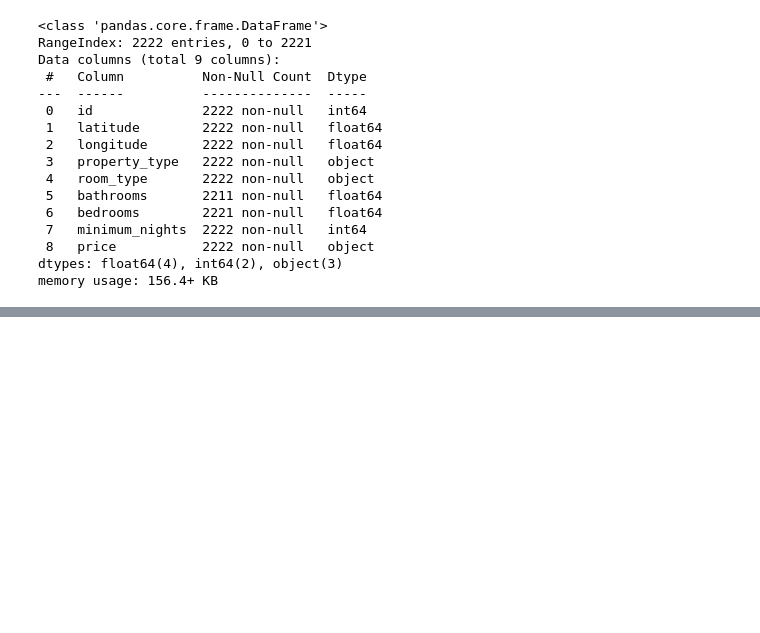
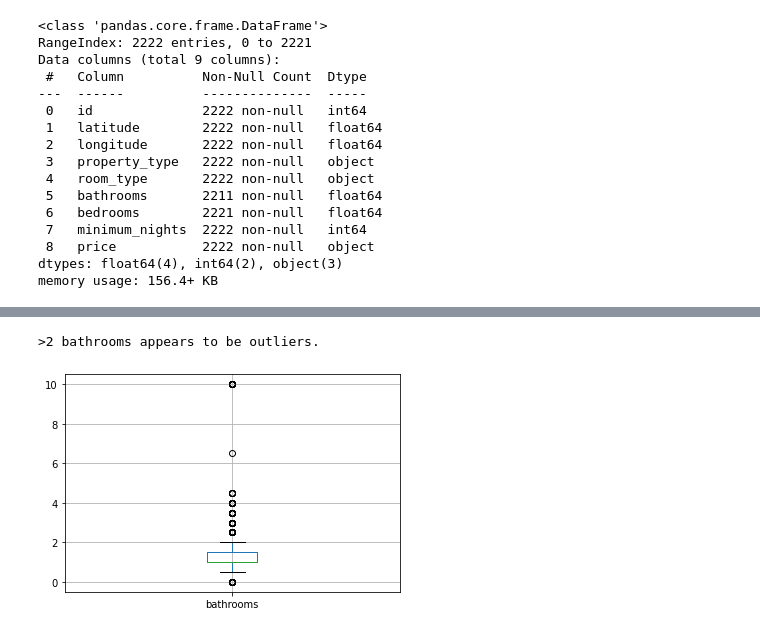
Before and after one commit to kzengg/Project-2, a Jupyter notebook: Project_2.ipynb, the cells around one changed output, grey strips where cells are left out. Cells and saved outputs as stored; diff of their text form; code cells hidden in the pictures; blank space fills up the shorter version.

```diff
--- a/Project_2.ipynb
+++ b/Project_2.ipynb
@@ -98,0 +164,6 @@ df.head()
+# %%
+df.boxplot(column='bathrooms')
+print(f'>2 bathrooms appears to be outliers.')
+# %% [output]
+>2 bathrooms appears to be outliers.
+[figure, added]
```
Also changed, not shown: parts of 25 cells of this notebook.
